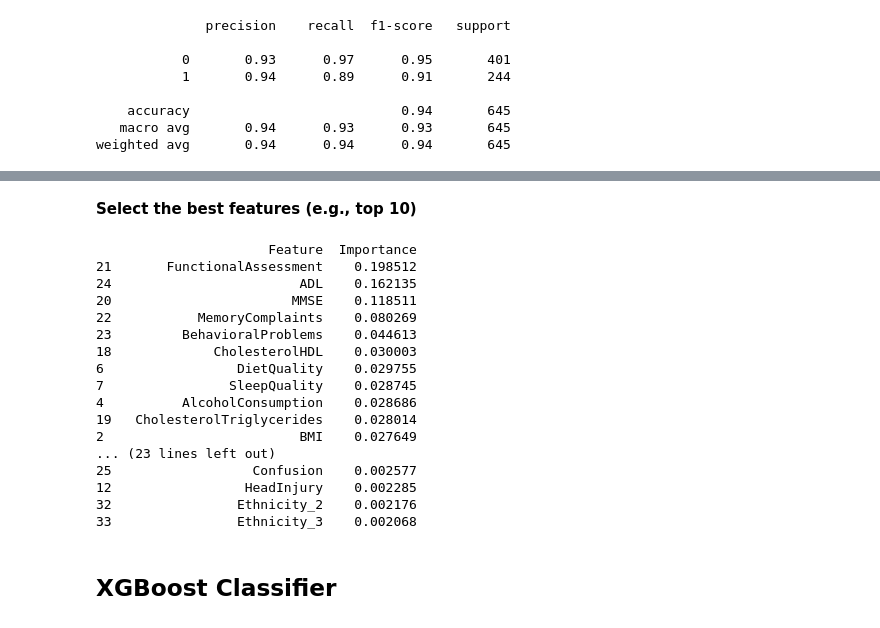
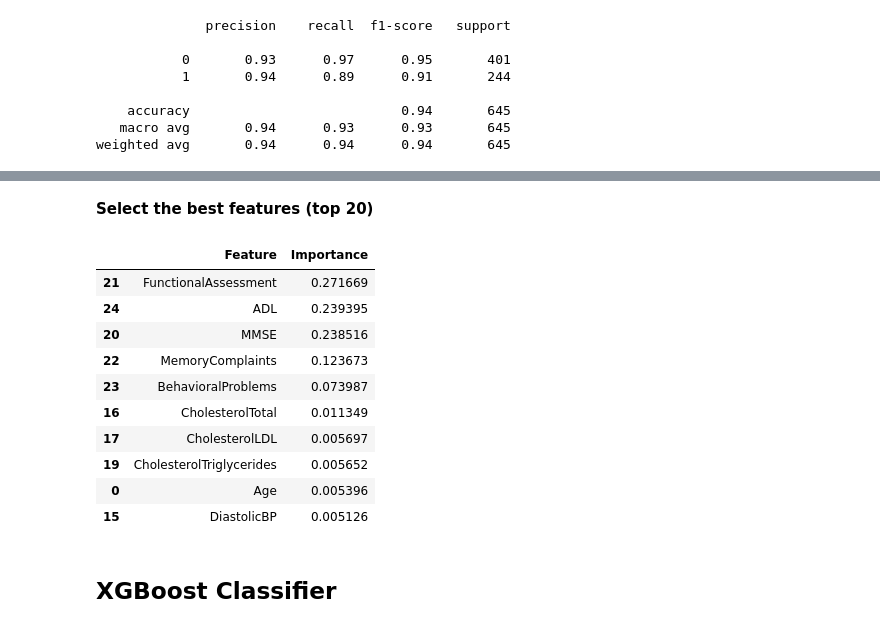
Before and after one commit to simhayn/Alzheimer-Detection, a Jupyter notebook: binary-classification-94-acc-alzheimers.ipynb, the cells around one changed output, grey strips where cells are left out. Cells and saved outputs as stored; diff of their text form; code cells hidden in the pictures.

```diff
--- a/binary-classification-94-acc-alzheimers.ipynb
+++ b/binary-classification-94-acc-alzheimers.ipynb
@@ -180,6 +316,9 @@ scaler=MinMaxScaler()
 data[cols2scale]=scaler.fit_transform(data[cols2scale])
 # %%
 data=pd.get_dummies(data, columns=['Ethnicity','EducationLevel'], prefix=['Ethnicity','EducationLevel'])
+# %%
+bo=data.columns[data.dtypes==bool].tolist()
+data[bo]=data[bo].astype('Int64')
 # %% [markdown]
 ## Binary Classification models
 # %% [markdown]
@@ -307,27 +446,2 @@ weighted avg       0.81      0.81      0.81       645
 # %% [markdown]
-**Select the best features (e.g., top 10)**
+**Select the best features (top 20)**
-# %%
-importances = rfc.feature_importances_
-feature_names = X.columns
-feature_importance_df = pd.DataFrame({'Feature': feature_names, 'Importance': importances})
-feature_importance_df = feature_importance_df.sort_values(by='Importance', ascending=False)
-
-print(feature_importance_df)
-# %% [output]
-                      Feature  Importance
-21       FunctionalAssessment    0.198512
-24                        ADL    0.162135
-20                       MMSE    0.118511
-22           MemoryComplaints    0.080269
-23         BehavioralProblems    0.044613
-18             CholesterolHDL    0.030003
-6                 DietQuality    0.029755
-7                SleepQuality    0.028745
-4          AlcoholConsumption    0.028686
-19   CholesterolTriglycerides    0.028014
-2                         BMI    0.027649
-... (23 lines left out)
-25                  Confusion    0.002577
-12                 HeadInjury    0.002285
-32                Ethnicity_2    0.002176
-33                Ethnicity_3    0.002068
@@ -337,0 +448,20 @@ X_test_best = X_test[best_features]
+# %%
+importance_df = pd.DataFrame({
+    'Feature': X_train.columns,
+    'Importance': gbc.feature_importances_
+})
+
+top_features = importance_df.sort_values(by='Importance', ascending=False).head(10)
+top_features
+# %% [output]
+|  | Feature | Importance |
+| 21 | FunctionalAssessment | 0.271669 |
+| 24 | ADL | 0.239395 |
+| 20 | MMSE | 0.238516 |
+| 22 | MemoryComplaints | 0.123673 |
+| 23 | BehavioralProblems | 0.073987 |
+| 16 | CholesterolTotal | 0.011349 |
+| 17 | CholesterolLDL | 0.005697 |
+| 19 | CholesterolTriglycerides | 0.005652 |
+| 0 | Age | 0.005396 |
+| 15 | DiastolicBP | 0.005126 |
```
Also changed, not shown: parts of 33 cells of this notebook.
